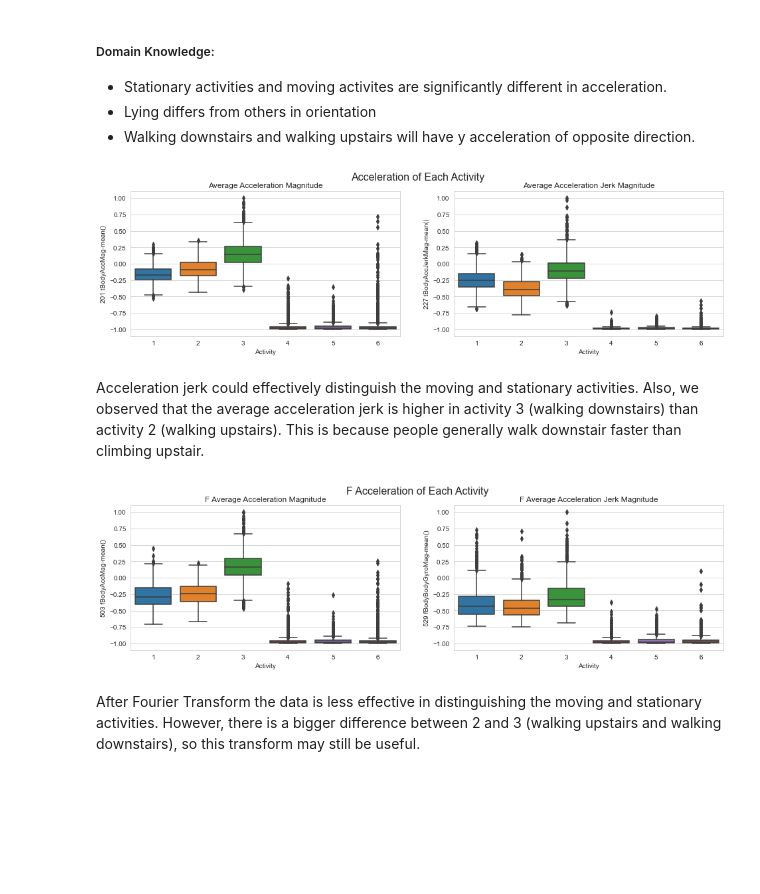
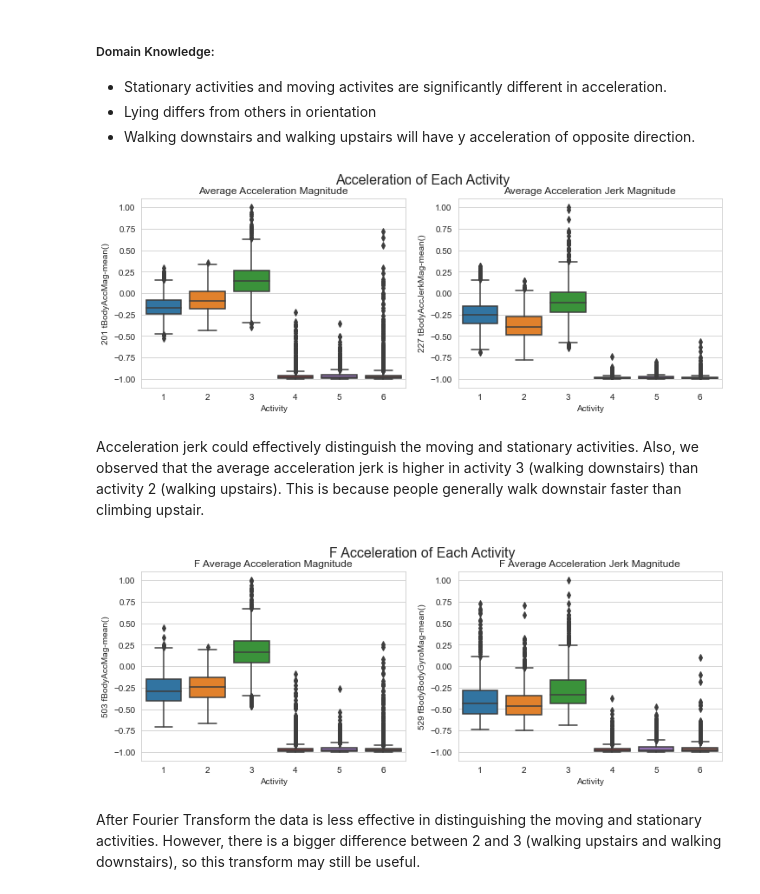
Before and after one commit to lohQ/hac-notebook, a Jupyter notebook: QY_Notebook.ipynb, the cells around one changed output. Cells and saved outputs as stored; diff of their text form; code cells hidden in the pictures; blank space fills up the shorter version.

```diff
--- a/QY_Notebook.ipynb
+++ b/QY_Notebook.ipynb
@@ -81,9 +81,9 @@ We have 0 NaN/Null values in train
 We have 0 NaN/Null values in test
 # %%
 import matplotlib.pyplot as plt
-import seaborn as sb
+import seaborn as sns
 
-sb.set_style('whitegrid')
+sns.set_style('whitegrid')
 # %%
 plt.figure(figsize=(16,8))
 plt.title('Data provided by each user', fontsize=20)
@@ -107,28 +107,28 @@ plt.show()
 # %%
 # Moving activities (1,2,3) should have higher tBodyAccMag/tBodyAccJerkMag than stationary activities (4,5,6)
 
-fig, axes = plt.subplots(1, 2, figsize=(16,4))
+fig, axes = plt.subplots(1, 2, figsize=(12,4))
 fig.suptitle('Acceleration of Each Activity', fontsize=16)
-sb.boxplot(ax=axes[0], x="Activity", y="201 tBodyAccMag-mean()", data=train)
+sns.boxplot(ax=axes[0], x="Activity", y="201 tBodyAccMag-mean()", data=train)
 axes[0].set_title('Average Acceleration Magnitude')
-sb.boxplot(ax=axes[1], x="Activity", y="227 tBodyAccJerkMag-mean()", data=train)
+sns.boxplot(ax=axes[1], x="Activity", y="227 tBodyAccJerkMag-mean()", data=train)
 axes[1].set_title('Average Acceleration Jerk Magnitude')
 fig.show()
 # %% [output]
-[figure, old version]
+[figure, new version]
 # %% [markdown]
 Acceleration jerk could effectively distinguish the moving and stationary activities.
 Also, we observed that the average acceleration jerk is higher in activity 3 (walking downstairs) than activity 2 (walking upstairs). This is because people generally walk downstair faster than climbing upstair.
 # %%
-fig, axes = plt.subplots(1, 2, figsize=(16,4))
+fig, axes = plt.subplots(1, 2, figsize=(12,4))
 fig.suptitle('F Acceleration of Each Activity', fontsize=16)
-sb.boxplot(ax=axes[0], x="Activity", y="503 fBodyAccMag-mean()", data=train)   # add showFliers=False to not show those outliers
+sns.boxplot(ax=axes[0], x="Activity", y="503 fBodyAccMag-mean()", data=train)   # add showFliers=False to not show those outliers
 axes[0].set_title('F Average Acceleration Magnitude')
-sb.boxplot(ax=axes[1], x="Activity", y="529 fBodyBodyGyroMag-mean()", data=train)
+sns.boxplot(ax=axes[1], x="Activity", y="529 fBodyBodyGyroMag-mean()", data=train)
 axes[1].set_title('F Average Acceleration Jerk Magnitude')
 fig.show()
 # %% [output]
-[figure, old version]
+[figure, new version]
 # %% [markdown]
 After Fourier Transform the data is less effective in distinguishing the moving and stationary activities. However, there is a bigger difference between 2 and 3 (walking upstairs and walking downstairs), so this transform may still be useful.
 # %%
```
Also changed, not shown: parts of 25 cells of this notebook, 1 other file.
